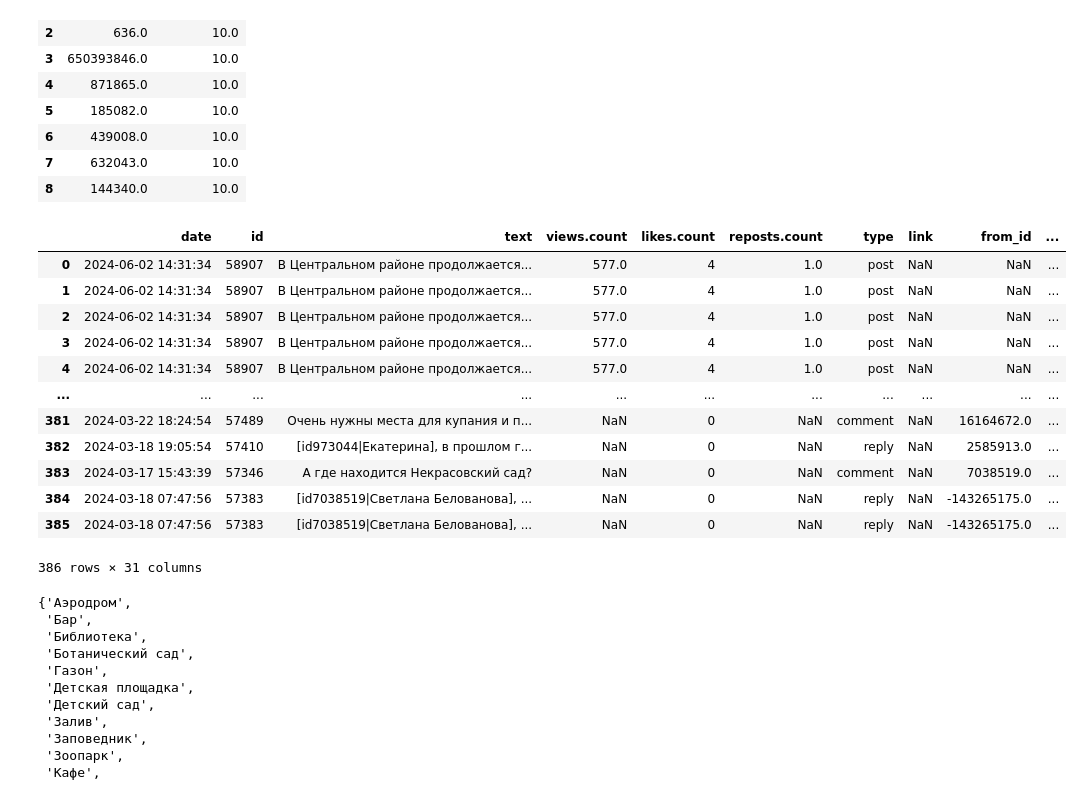
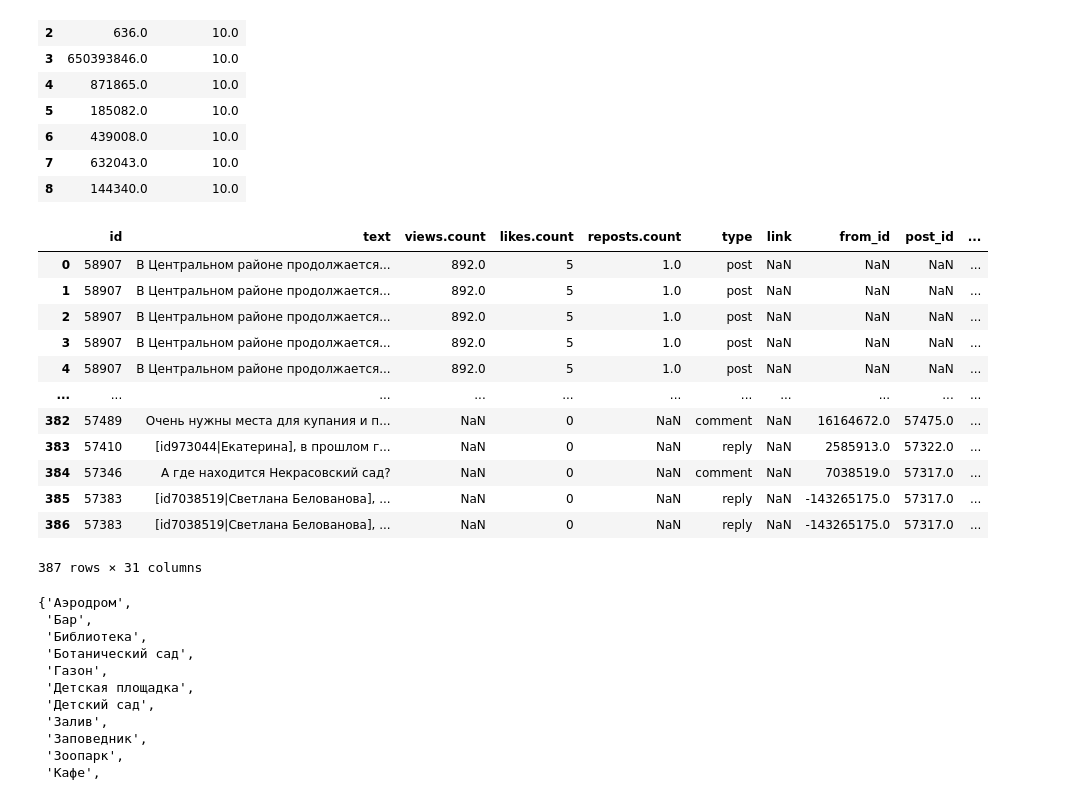
Before and after one commit to Sandrro/sloyka, a Jupyter notebook: examples/leons_work.ipynb, the cells around one changed output. Cells and saved outputs as stored; diff of their text form; code cells hidden in the pictures.

```diff
--- a/examples/leons_work.ipynb
+++ b/examples/leons_work.ipynb
@@ -47,0 +91,2 @@ df.drop('Unnamed: 0', axis=1, inplace=True)
+# %%
+normoalized_df.reset_index(drop=True, inplace=True)
@@ -52,3 +99,8 @@ g = Geocoder()
 # %%
-gdf = g.run(osm_id = 338635, tags = {"admin_level": ["8"]}, date = "2024-04-22T00:00:00Z", df=df, text_column='text')
+gdf = g.run(osm_id = 338635,
+            tags = {"admin_level": ["6"]},
+            date = "2024-04-22T00:00:00Z",
+            df=normoalized_df,
+            text_column='text',
+            group_column='group_name')
 # %% [output]
@@ -77 +165,3 @@ TypeError: expected string or bytes-like object, got 'float'
+# %%
+gdf.drop('date', axis=1, inplace=True)
 # %%
@@ -148,22 +224,24 @@ user_partition
 | 8 | 144340.0 | 10.0 |
 # %%
 gdf = City_services().run(gdf, 'text')
+# %%
+gdf_final = EmotionRecognizer().add_emotion_column(gdf, 'text')
 # %%
-gdf
+gdf_final
 # %% [output]
-|  | date | id | text | views.count | likes.count | reposts.count | type | link | from_id | ... |
-| 0 | 2024-06-02 14:31:34 | 58907 | В Центральном районе продолжается... | 577.0 | 4 | 1.0 | post | NaN | NaN | ... |
-| 1 | 2024-06-02 14:31:34 | 58907 | В Центральном районе продолжается... | 577.0 | 4 | 1.0 | post | NaN | NaN | ... |
-| 2 | 2024-06-02 14:31:34 | 58907 | В Центральном районе продолжается... | 577.0 | 4 | 1.0 | post | NaN | NaN | ... |
-| 3 | 2024-06-02 14:31:34 | 58907 | В Центральном районе продолжается... | 577.0 | 4 | 1.0 | post | NaN | NaN | ... |
-| 4 | 2024-06-02 14:31:34 | 58907 | В Центральном районе продолжается... | 577.0 | 4 | 1.0 | post | NaN | NaN | ... |
+|  | id | text | views.count | likes.count | reposts.count | type | link | from_id | post_id | ... |
+| 0 | 58907 | В Центральном районе продолжается... | 892.0 | 5 | 1.0 | post | NaN | NaN | NaN | ... |
+| 1 | 58907 | В Центральном районе продолжается... | 892.0 | 5 | 1.0 | post | NaN | NaN | NaN | ... |
+| 2 | 58907 | В Центральном районе продолжается... | 892.0 | 5 | 1.0 | post | NaN | NaN | NaN | ... |
+| 3 | 58907 | В Центральном районе продолжается... | 892.0 | 5 | 1.0 | post | NaN | NaN | NaN | ... |
+| 4 | 58907 | В Центральном районе продолжается... | 892.0 | 5 | 1.0 | post | NaN | NaN | NaN | ... |
 | ... | ... | ... | ... | ... | ... | ... | ... | ... | ... | ... |
-| 381 | 2024-03-22 18:24:54 | 57489 | Очень нужны места для купания и п... | NaN | 0 | NaN | comment | NaN | 16164672.0 | ... |
-| 382 | 2024-03-18 19:05:54 | 57410 | [id973044|Екатерина], в прошлом г... | NaN | 0 | NaN | reply | NaN | 2585913.0 | ... |
-| 383 | 2024-03-17 15:43:39 | 57346 | А где находится Некрасовский сад? | NaN | 0 | NaN | comment | NaN | 7038519.0 | ... |
-| 384 | 2024-03-18 07:47:56 | 57383 | [id7038519|Светлана Белованова], ... | NaN | 0 | NaN | reply | NaN | -143265175.0 | ... |
-| 385 | 2024-03-18 07:47:56 | 57383 | [id7038519|Светлана Белованова], ... | NaN | 0 | NaN | reply | NaN | -143265175.0 | ... |
+| 382 | 57489 | Очень нужны места для купания и п... | NaN | 0 | NaN | comment | NaN | 16164672.0 | 57475.0 | ... |
+| 383 | 57410 | [id973044|Екатерина], в прошлом г... | NaN | 0 | NaN | reply | NaN | 2585913.0 | 57322.0 | ... |
+| 384 | 57346 | А где находится Некрасовский сад? | NaN | 0 | NaN | comment | NaN | 7038519.0 | 57317.0 | ... |
+| 385 | 57383 | [id7038519|Светлана Белованова], ... | NaN | 0 | NaN | reply | NaN | -143265175.0 | 57317.0 | ... |
+| 386 | 57383 | [id7038519|Светлана Белованова], ... | NaN | 0 | NaN | reply | NaN | -143265175.0 | 57317.0 | ... |
-386 rows × 31 columns
+387 rows × 31 columns
 # %%
 city_services = []
 for x in gdf['City_services'].to_list():
```
Also changed, not shown: parts of 40 cells of this notebook, 6 other files.
